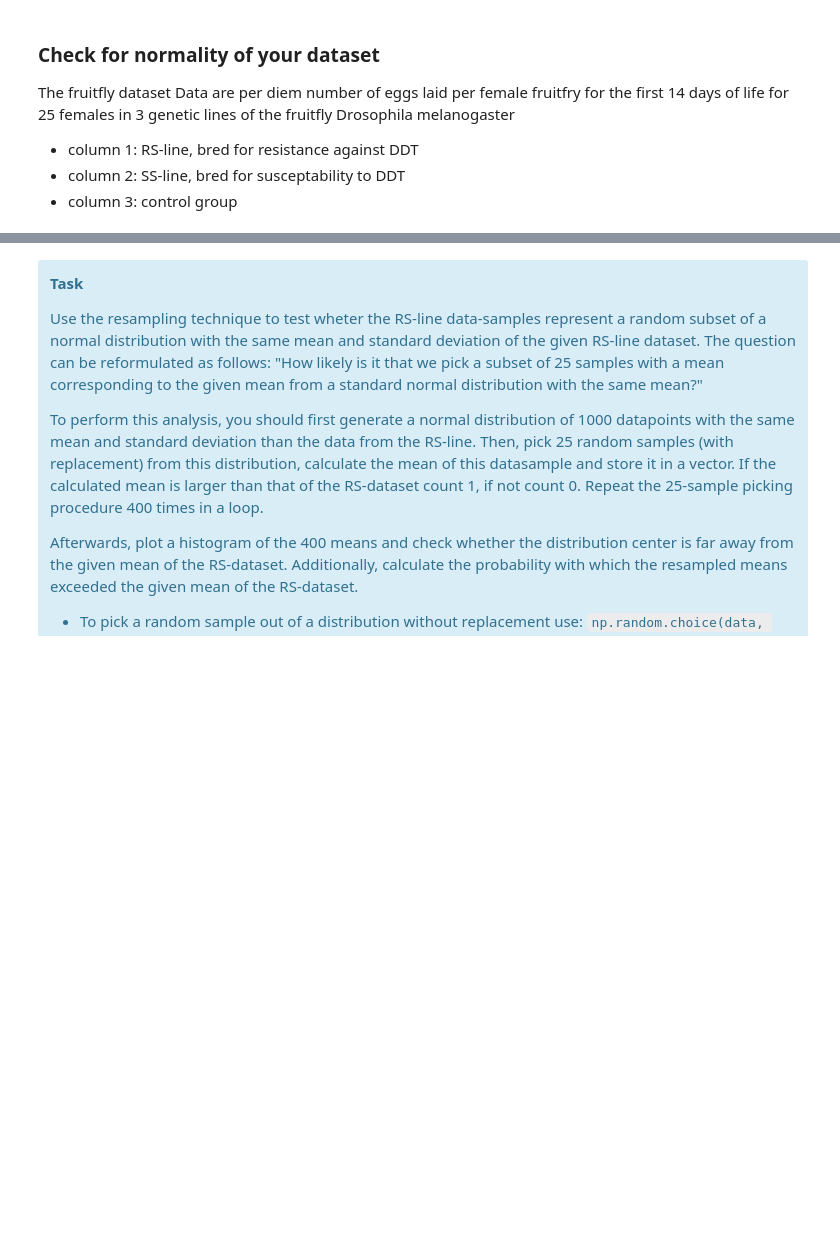
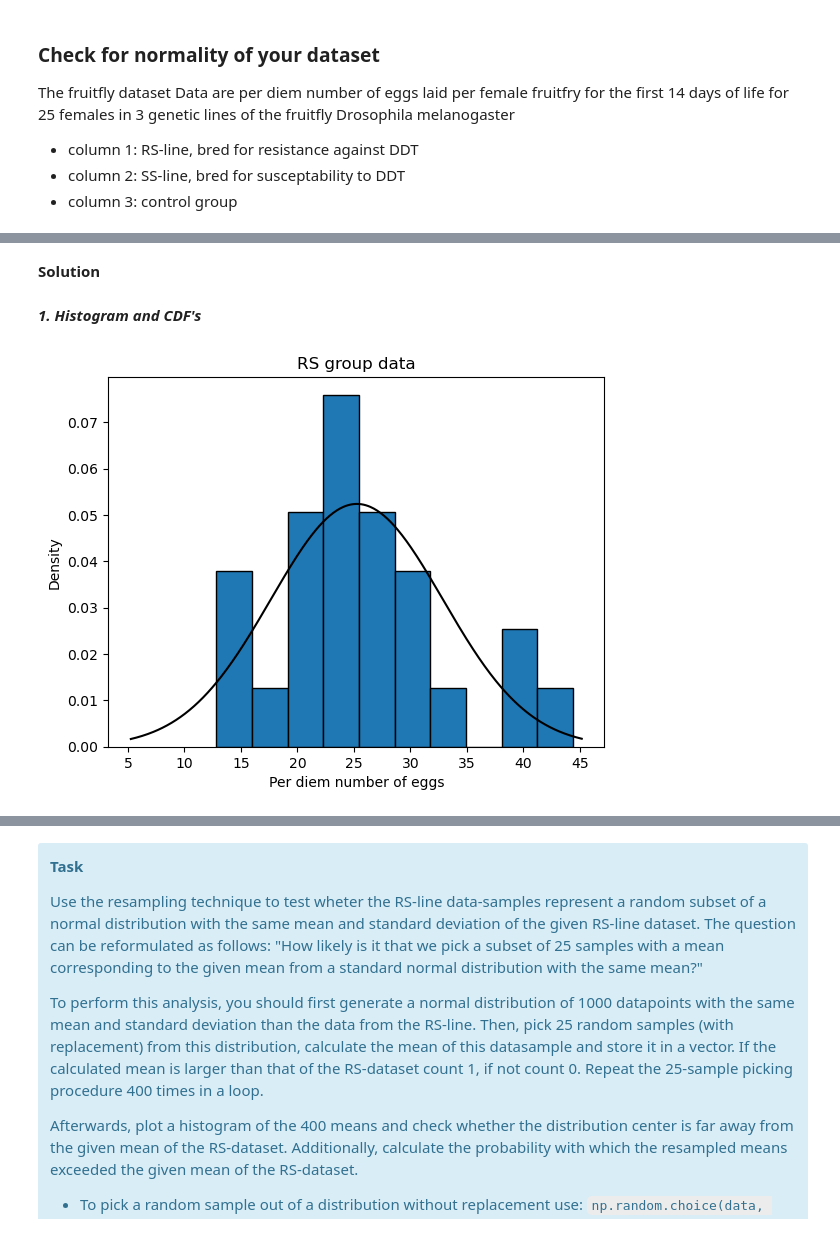
Before and after one commit to mrcocolinho/MSPS-Assignments, a Jupyter notebook: Notebooks/Assignement 2/ex02.ipynb, the cells around one changed output, grey strips where cells are left out. Drawn from its saved outputs; the diff is of its cells as text; code cells hidden in the pictures; blank space fills up the shorter version.

```diff
--- a/Notebooks/Assignement 2/ex02.ipynb
+++ b/Notebooks/Assignement 2/ex02.ipynb
@@ -64,0 +59,32 @@ What your answer should look like:
+# %% [markdown]
+**Solution**
+# %% [markdown]
+***1. Histogram and CDF's***
+# %%
+# unpack data
+RS = dat[:,0]
+
+# statistics
+mean, std = stats.norm.fit(RS)
+
+# normal distribution function
+p = lambda x: stats.norm.pdf(x, mean, std)
+# %%
+## plotting the histogram ##
+fig, ax = plt.subplots()
+
+# plotting histogram
+pdf, bins, obj = ax.hist(RS, edgecolor = 'black', density = True)
+
+# plotting the normal distribution fit of the data
+x = np.arange(mean - 20, mean + 20, 0.1)
+ax.plot(x, p(x), color = 'black')
+
+# lay-out
+plt.title('RS group data')
+ax.set_xlabel('Per diem number of eggs')
+ax.set_ylabel('Density')
+
+plt.show()
+# %% [output]
+[figure, added]
```
Also changed, not shown: parts of 16 cells of this notebook, 3 other files.
